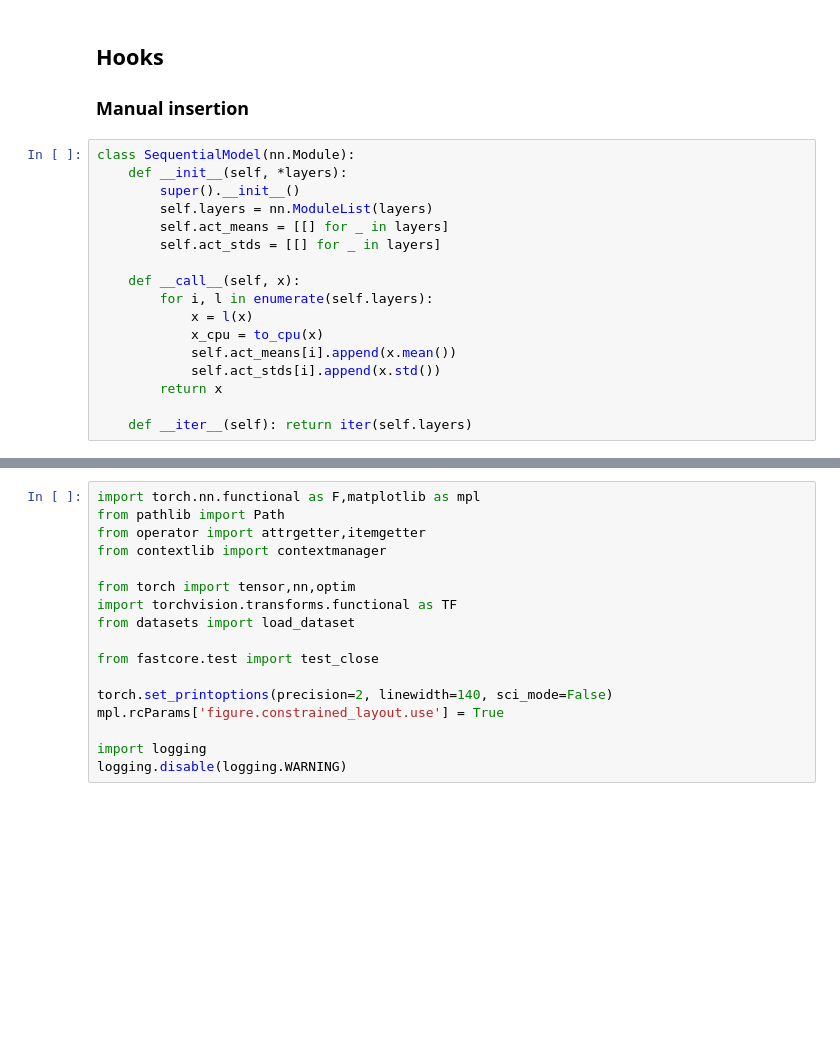
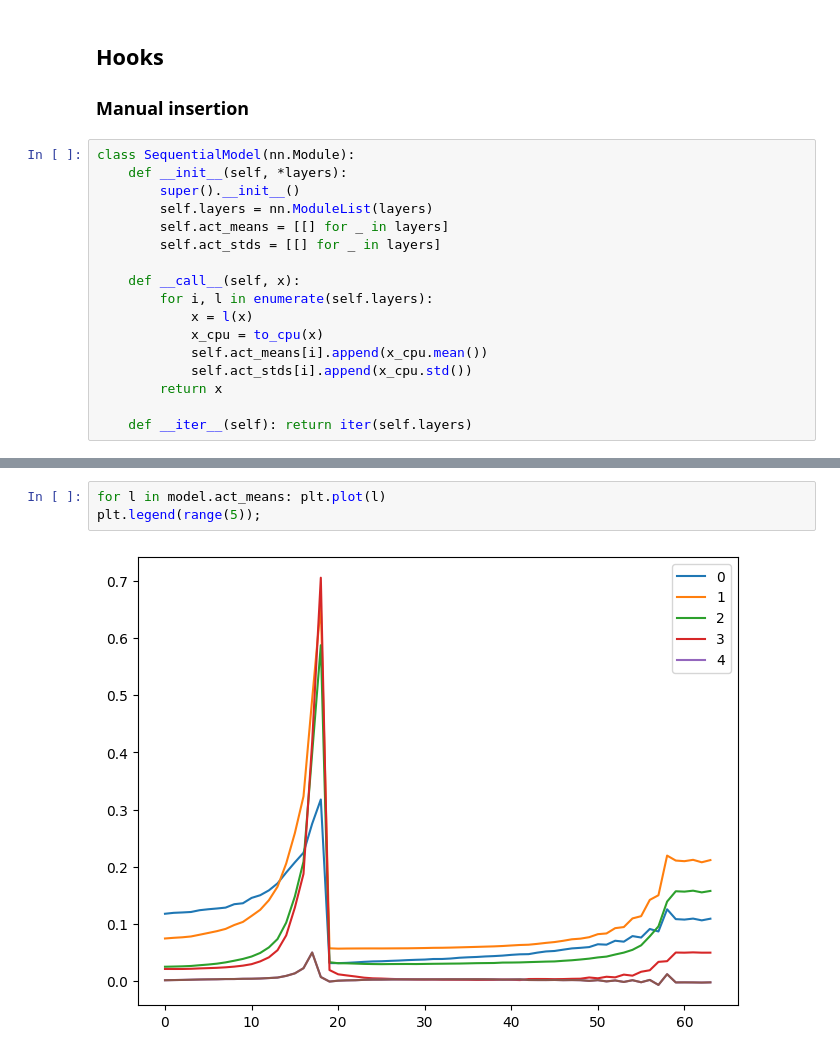
Before and after one commit to teome/diffusion-play, a Jupyter notebook: nbs/10_activations.ipynb, the cells around one changed output, grey strips where cells are left out. Saved outputs shown, nothing was run; the diff lists cells and outputs as text; blank space fills up the shorter version.

```diff
--- a/nbs/10_activations.ipynb
+++ b/nbs/10_activations.ipynb
@@ -96,8 +96,8 @@ class SequentialModel(nn.Module):
         for i, l in enumerate(self.layers):
             x = l(x)
             x_cpu = to_cpu(x)
-            self.act_means[i].append(x.mean())
-            self.act_stds[i].append(x.std())
+            self.act_means[i].append(x_cpu.mean())
+            self.act_stds[i].append(x_cpu.std())
         return x
 
     def __iter__(self): return iter(self.layers)
@@ -113,17 +112,5 @@ learn = fit(model)
-# %%
-import torch.nn.functional as F,matplotlib as mpl
-from pathlib import Path
-from operator import attrgetter,itemgetter
-from contextlib import contextmanager
-
-from torch import tensor,nn,optim
-import torchvision.transforms.functional as TF
-from datasets import load_dataset
-
-from fastcore.test import test_close
-
-torch.set_printoptions(precision=2, linewidth=140, sci_mode=False)
-mpl.rcParams['figure.constrained_layout.use'] = True
-
-import logging
-logging.disable(logging.WARNING)
+# %%
+for l in model.act_means: plt.plot(l)
+plt.legend(range(5));
+# %% [output]
+[figure, added]
```
Also changed, not shown: parts of 10 cells of this notebook.
